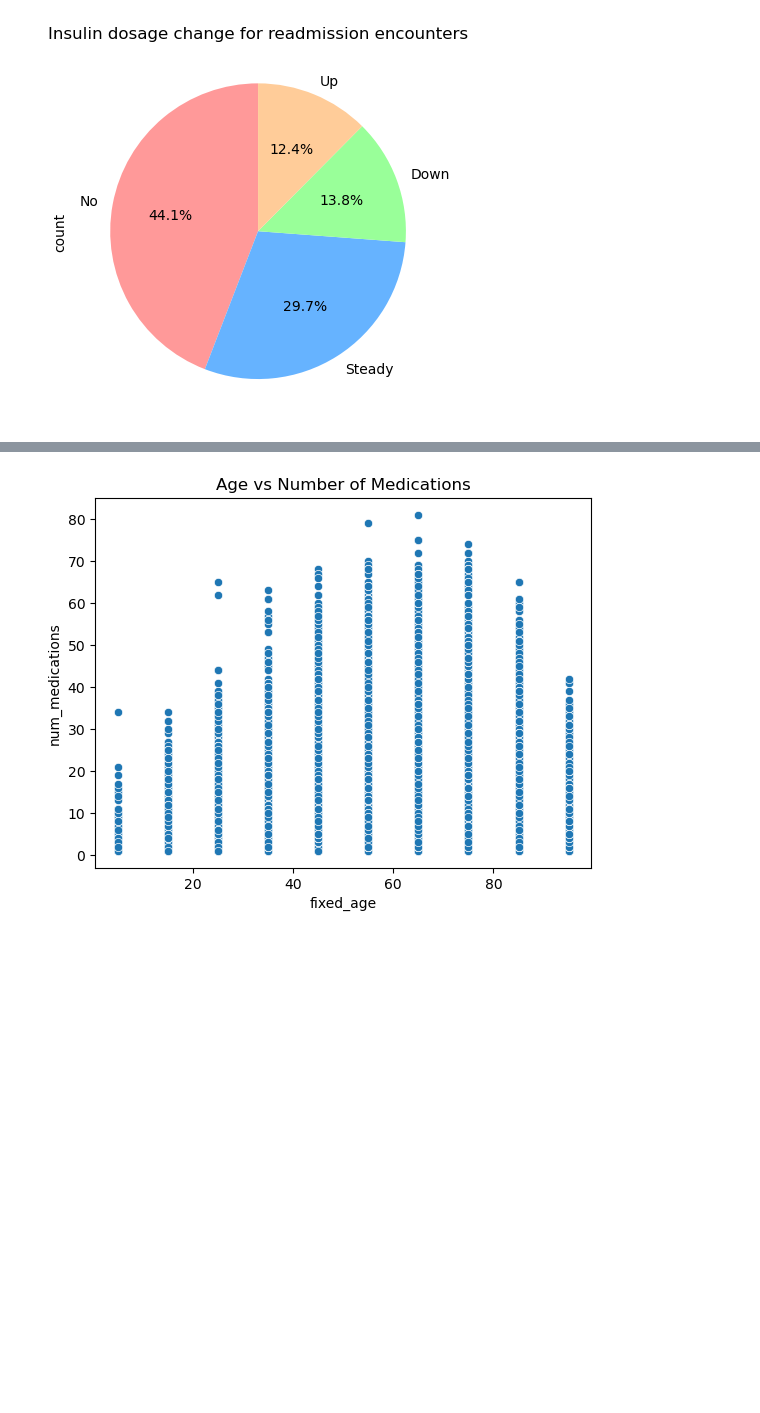
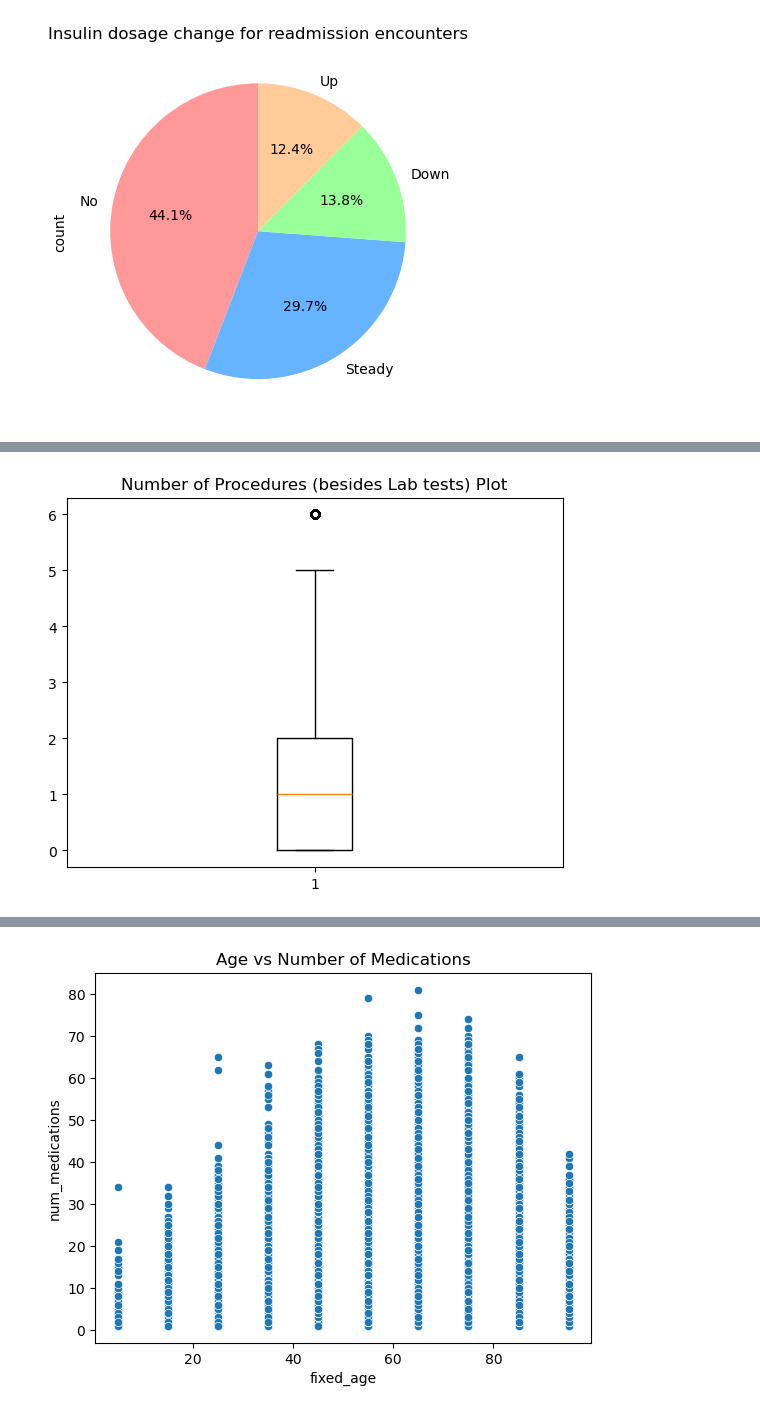
Before and after one commit to nditanaka/cs-520-90-diabetes-readmissions, a Jupyter notebook: notebook.ipynb, the cells around one changed output, grey strips where cells are left out. Cells and saved outputs as stored; diff of their text form; code cells hidden in the pictures; blank space fills up the shorter version.

```diff
--- a/notebook.ipynb
+++ b/notebook.ipynb
@@ -110,0 +174,6 @@ value_counts.plot(kind='pie', autopct='%1.1f%%', startangle=90, colors=['#ff9999
+# %%
+plt.boxplot(data['num_procedures'])
+plt.title("Number of Procedures (besides Lab tests) Plot")
+plt.show()
+# %% [output]
+[figure, added]
```
Also changed, not shown: parts of 44 cells of this notebook.
